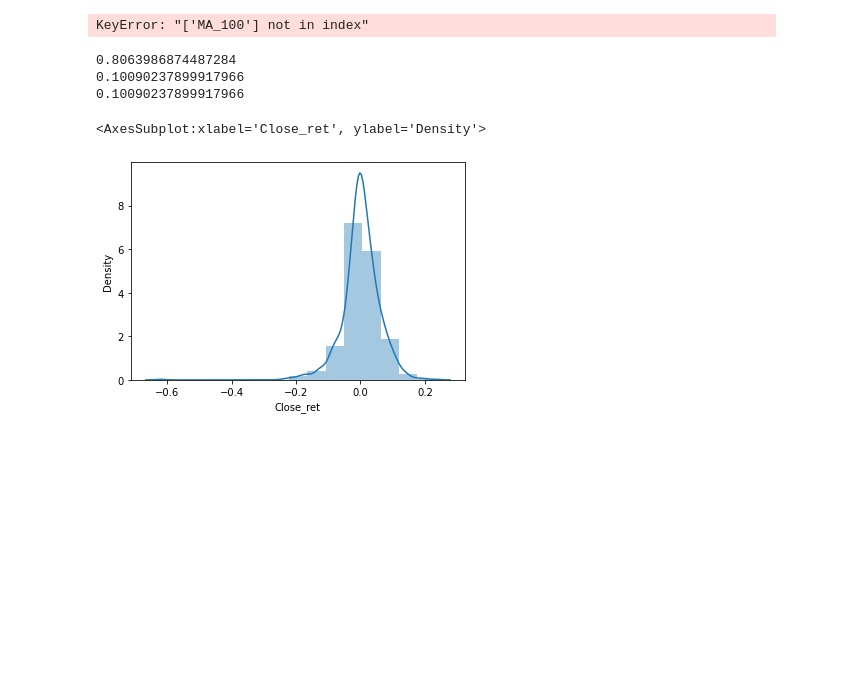
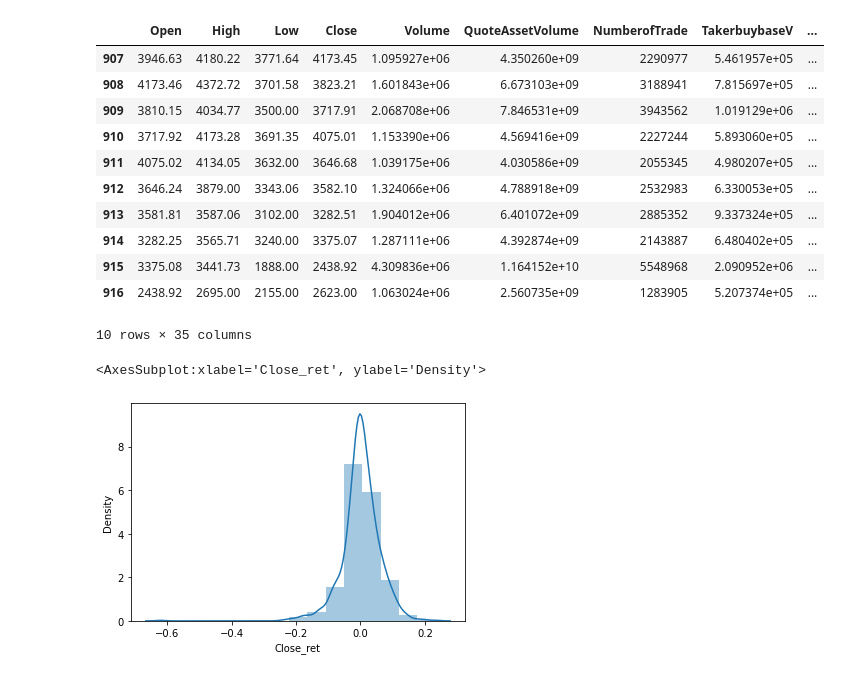
Before and after one commit to GuillaumePv/data-analysis-crypto, a Jupyter notebook: notebooks/debug_data.ipynb, the cells around one changed output. Cells and saved outputs as stored; diff of their text form; code cells hidden in the pictures; blank space fills up the shorter version.

```diff
--- a/notebooks/debug_data.ipynb
+++ b/notebooks/debug_data.ipynb
@@ -27,7 +27,8 @@ class Data:
             self.df = pd.read_csv(f'./data/processed/{self.crypto_name}_finaldb.csv').dropna()
         except FileNotFoundError:
             self.df = pd.read_csv(f'../data/processed/{self.crypto_name}_finaldb.csv').dropna()
-        self.df = self.df.iloc[:,1:]
+        #self.df = self.df.iloc[:,1:]
+        self.df['abs_diff_close_open'] = np.abs(self.df['Close'] - self.df['Open'])
         self.df['Close_std'] = (self.df['Close']-self.df['Close'].mean())/self.df['Close'].std()
         self.df['Close_ret_t'] = np.log(self.df[['Close']].values/self.df[['Close']].shift(1).values)
         self.df['Close_ret_t+1'] = np.log(self.df[['Close']].shift(-1).values/self.df[['Close']].values)
@@ -41,7 +42,7 @@ class Data:
 
         #print(y)
         self.X = []
-        xx = self.df[["Volume","MA_100"]]
+        xx = self.df[["Volume","tweet_count"]]
         for i in range(LAG+1,0-1,-1):
             if i > 0:
                 self.X.append(xx[LAG+1 - i:-i])
@@ -70,42 +71,49 @@ class Data:
         #print(y)
         self.X = self.X[:-1,:]
         ind = np.arange(0, self.y.shape[0], 1)
         tr = int(np.ceil(len(ind) * 0.8))
         te = int(np.ceil(len(ind) * 0.9))
 
         # self.X_tr = X[np.where(ind[:tr])[0], :]
         # self.X_te = X[np.where(ind[tr:te])[0], :]
         # self.X_va = X[np.where(ind[te:])[0], :]
 
         # self.y_tr = y[np.where(ind[:tr])[0], :]
         # self.y_te = y[np.where(ind[tr:te])[0], :]
         # self.y_va = y[np.where(ind[te:])[0], :]
 
         self.X_tr = self.X[np.where(ind[:tr])[0]]
         self.X_te = self.X[np.where(ind[tr:te])[0]]
         self.X_va = self.X[np.where(ind[te:])[0]]
 
         self.y_tr = self.y[np.where(ind[:tr])[0]]
         self.y_te = self.y[np.where(ind[tr:te])[0]]
         self.y_va = self.y[np.where(ind[te:])[0]]
 
 ## Debug ##
 
 data = Data("ETH")
 data.load_data()
 #choose for our estimation
 data.create_RNN_data(reg='return',LAG=10)
 data.df.tail(10)
 # %% [output]
+|  | Open | High | Low | Close | Volume | QuoteAssetVolume | NumberofTrade | TakerbuybaseV | ... |
+| 907 | 3946.63 | 4180.22 | 3771.64 | 4173.45 | 1.095927e+06 | 4.350260e+09 | 2290977 | 5.461957e+05 | ... |
+| 908 | 4173.46 | 4372.72 | 3701.58 | 3823.21 | 1.601843e+06 | 6.673103e+09 | 3188941 | 7.815697e+05 | ... |
+| 909 | 3810.15 | 4034.77 | 3500.00 | 3717.91 | 2.068708e+06 | 7.846531e+09 | 3943562 | 1.019129e+06 | ... |
+| 910 | 3717.92 | 4173.28 | 3691.35 | 4075.01 | 1.153390e+06 | 4.569416e+09 | 2227244 | 5.893060e+05 | ... |
+| 911 | 4075.02 | 4134.05 | 3632.00 | 3646.68 | 1.039175e+06 | 4.030586e+09 | 2055345 | 4.980207e+05 | ... |
+| 912 | 3646.24 | 3879.00 | 3343.06 | 3582.10 | 1.324066e+06 | 4.788918e+09 | 2532983 | 6.330053e+05 | ... |
+| 913 | 3581.81 | 3587.06 | 3102.00 | 3282.51 | 1.904012e+06 | 6.401072e+09 | 2885352 | 9.337324e+05 | ... |
+| 914 | 3282.25 | 3565.71 | 3240.00 | 3375.07 | 1.287111e+06 | 4.392874e+09 | 2143887 | 6.480402e+05 | ... |
+| 915 | 3375.08 | 3441.73 | 1888.00 | 2438.92 | 4.309836e+06 | 1.164152e+10 | 5548968 | 2.090952e+06 | ... |
+| 916 | 2438.92 | 2695.00 | 2155.00 | 2623.00 | 1.063024e+06 | 2.560735e+09 | 1283905 | 5.207374e+05 | ... |
-KeyError: "['MA_100'] not in index"
+10 rows × 35 columns
 # %%
 print(len(data.X_tr)/len(data.X))
 print(len(data.X_te)/len(data.X))
 print(len(data.X_va)/len(data.X))
-# %% [output]
-0.8063986874487284
-0.10090237899917966
-0.10090237899917966
 # %%
 import seaborn as sns
 sns.distplot(data.df['Close_ret'],bins=15,kde=True)
```
Also changed, not shown: parts of 3 cells of this notebook, 6 other files.
